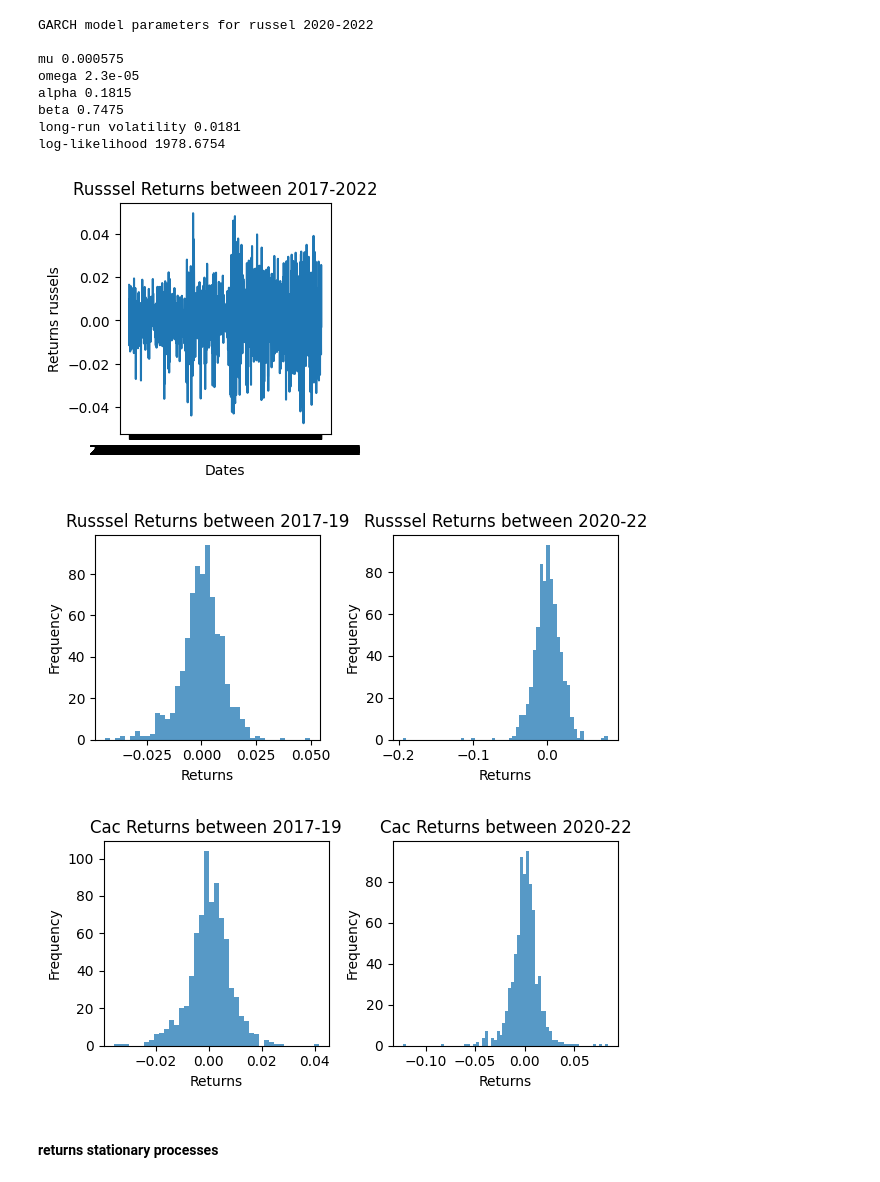
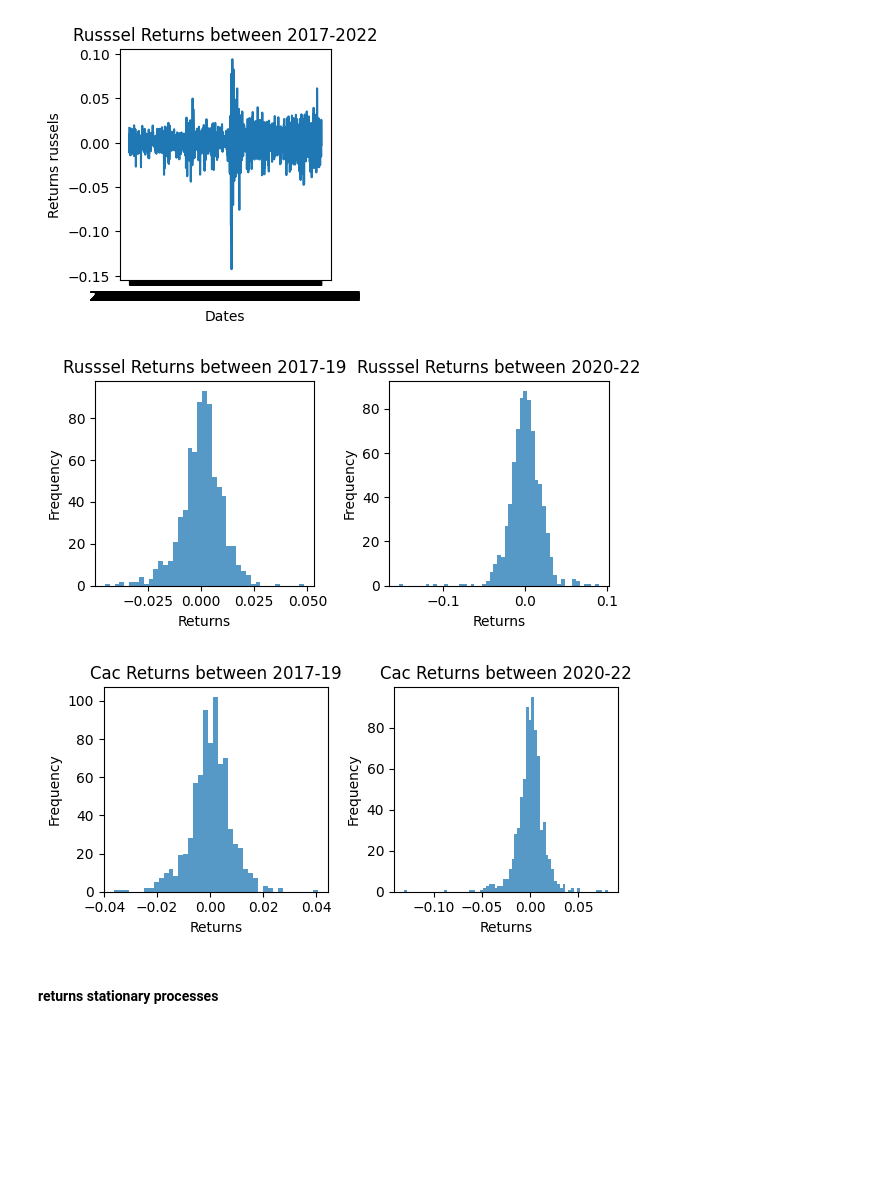
Before and after one commit to annanrard/projet-econom-trie-2023, a Jupyter notebook: main.ipynb, the cells around one changed output. Drawn from its saved outputs; the diff is of its cells as text; code cells hidden in the pictures; blank space fills up the shorter version.

```diff
--- a/main.ipynb
+++ b/main.ipynb
@@ -67,13 +97,13 @@ See the caveats in the documentation: https://pandas.pydata.org/pandas-docs/stab
 # %%
 #Création des 4 returns
 returns_cac_2017_2019 = np.array(cac_2017_2019['Close'])[1:]/np.array(cac_2017_2019['Close'])[:-1] - 1
-returns_cac_2017_2019 = returns_cac_2017_2019[~np.isnan(returns_cac_2017_2019)]
+returns_cac_2017_2019 = np.log1p(returns_cac_2017_2019[~np.isnan(returns_cac_2017_2019)])
 returns_cac_2020_2022 = np.array(cac_2020_2022['Close'])[1:]/np.array(cac_2020_2022['Close'])[:-1] - 1
-returns_cac_2020_2022 = returns_cac_2020_2022[~np.isnan(returns_cac_2020_2022)]
+returns_cac_2020_2022 = np.log1p(returns_cac_2020_2022[~np.isnan(returns_cac_2020_2022)])
 returns_russel_2017_2019 = np.array(russel_2017_2019['Close'])[1:]/np.array(russel_2017_2019['Close'])[:-1] - 1
-returns_russel_2017_2019 = returns_russel_2017_2019[~np.isnan(returns_russel_2017_2019)]
+returns_russel_2017_2019 = np.log1p(returns_russel_2017_2019[~np.isnan(returns_russel_2017_2019)])
 returns_russel_2020_2022 = np.array(russel_2020_2022['Close'])[1:]/np.array(russel_2020_2022['Close'])[:-1] - 1
-returns_russel_2020_2022 = returns_russel_2020_2022[~np.isnan(returns_russel_2020_2022)]
+returns_russel_2020_2022 = np.log1p(returns_russel_2020_2022[~np.isnan(returns_russel_2020_2022)])
 
 figure = plt.figure(figsize=(6,3))
 ax = plt.subplot(1,2, 1)
@@ -186,6 +216,7 @@ optimize(returns_cac_2017_2019, cac_17_19)
 optimize(returns_cac_2020_2022, cac_20_22)
 optimize(returns_russel_2017_2019,rus_17_19)
 optimize(returns_russel_2020_2022,rus_20_22)
+print(returns_cac_2017_2019)
 # %% [output]
 GARCH model parameters for cac40 2017-2019
 
@@ -215,14 +255,6 @@ log-likelihood 2460.4948
-GARCH model parameters for russel 2020-2022
-
-mu 0.000575
-omega 2.3e-05
-alpha 0.1815
-beta 0.7475
-long-run volatility 0.0181
-log-likelihood 1978.6754
-[figure, old version]
+[figure, new version]
-[figure, old version]
+[figure, new version]
-[figure, old version]
+[figure, new version]
 # %% [markdown]
 #### returns stationary processes
 # %%
```
Also changed, not shown: parts of 3 cells of this notebook, 4 other files.
